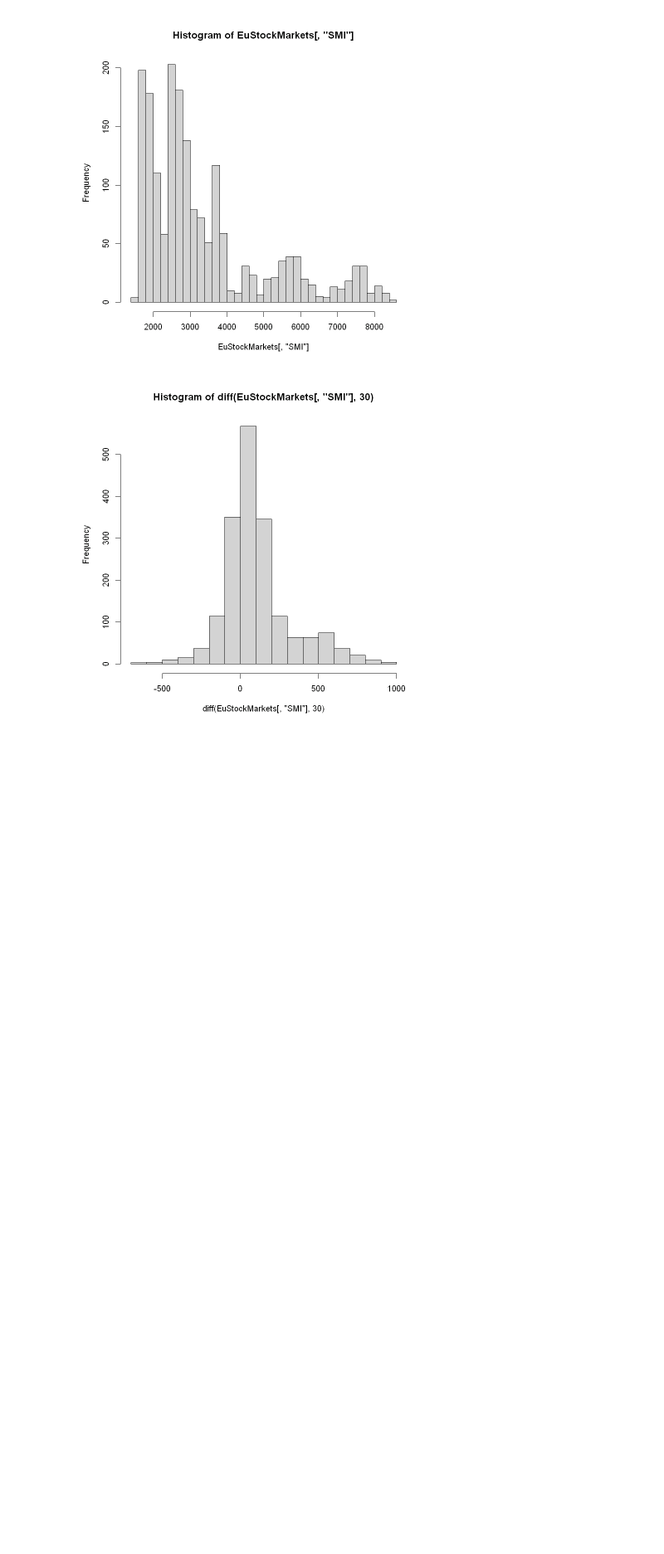
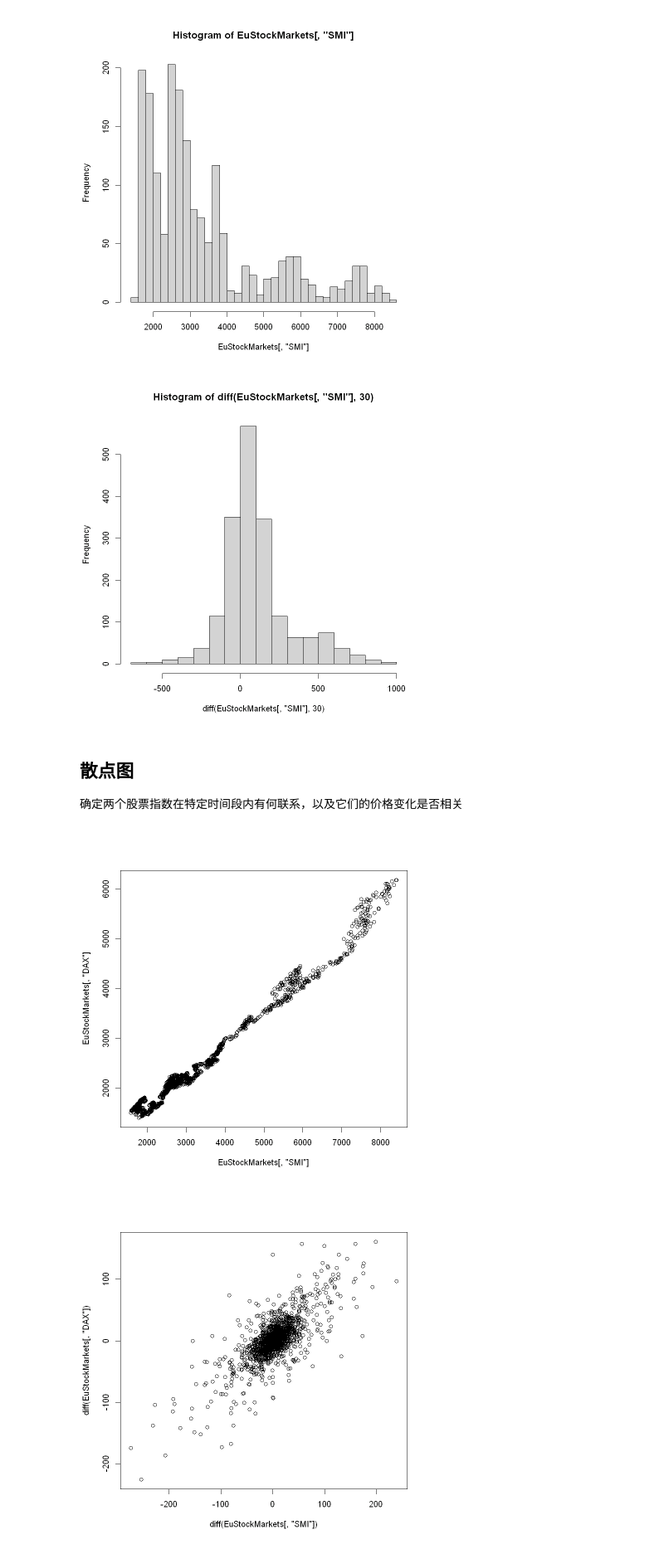
Before and after one commit to 1554823142/time_series_analysis, a Jupyter notebook: my_code/chap3/3_1_R.ipynb, the cells around one changed output. Shown at 83% size. Cells and saved outputs as stored; diff of their text form; code cells hidden in the pictures; blank space fills up the shorter version.

```diff
--- a/my_code/chap3/3_1_R.ipynb
+++ b/my_code/chap3/3_1_R.ipynb
@@ -55,3 +63,13 @@ hist(diff(EuStockMarkets[, "SMI"], 30))
 # %% [output]
 [figure]
 [figure]
+# %% [markdown]
+## 散点图
+
+确定两个股票指数在特定时间段内有何联系，以及它们的价格变化是否相关
+# %%
+plot(EuStockMarkets[, "SMI"], EuStockMarkets[, "DAX"])
+plot(diff(EuStockMarkets[, "SMI"]), diff(EuStockMarkets[, "DAX"]))
+# %% [output]
+[figure, added]
+[figure, added]
```
Also changed, not shown: parts of 5 cells of this notebook, 5 other files.
